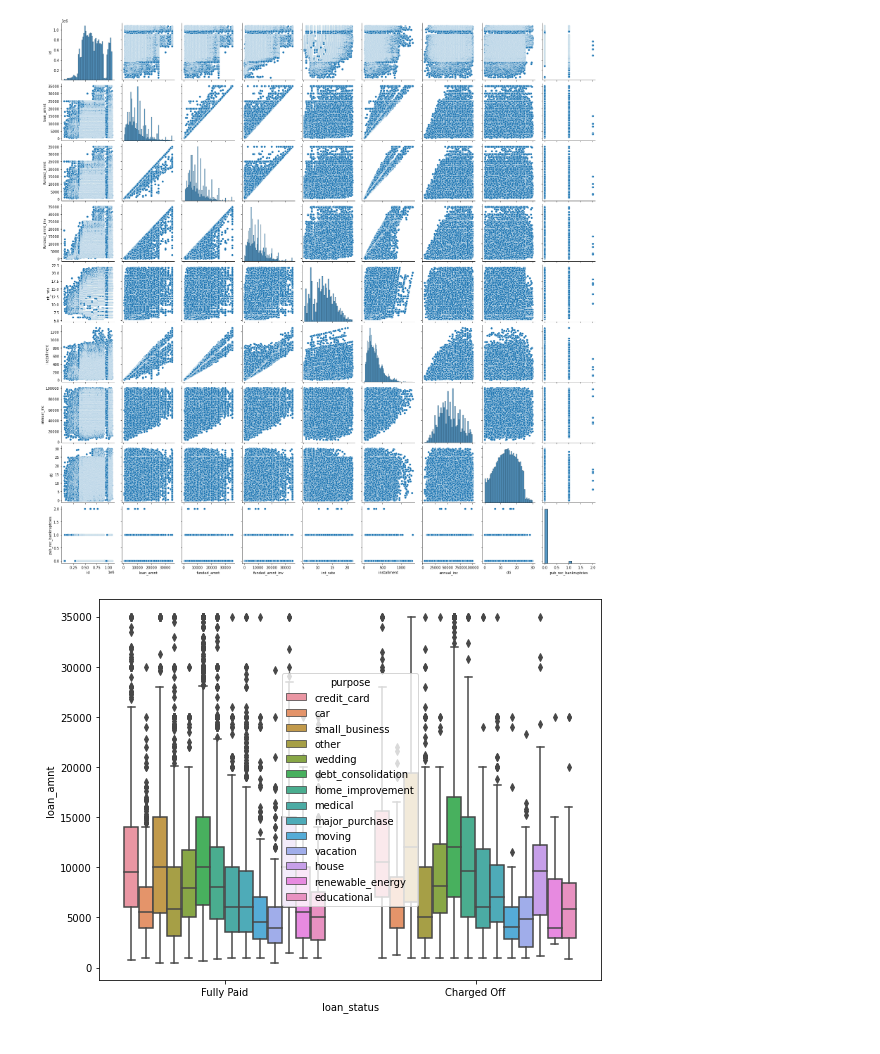
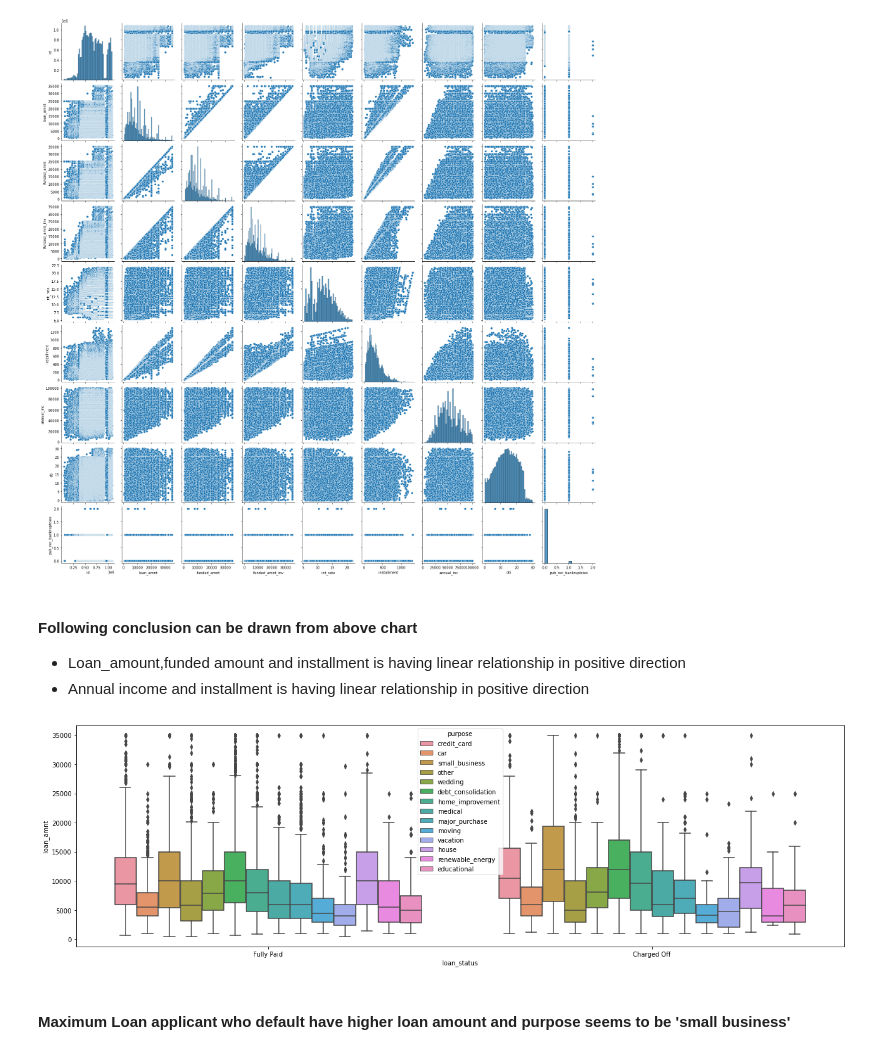
Before and after one commit to nareshmuniganti/LendingClubCaseStudy, a Jupyter notebook: LendingClub_CaseStudy.ipynb, the cells around one changed output. Saved outputs shown, nothing was run; the diff lists cells and outputs as text; code cells hidden in the pictures.

```diff
--- a/LendingClub_CaseStudy.ipynb
+++ b/LendingClub_CaseStudy.ipynb
@@ -590,11 +587,17 @@ sns.pairplot(loan_df_cleansed)
 # %% [output]
 <seaborn.axisgrid.PairGrid at 0x...>
 [figure]
+# %% [markdown]
+#### Following conclusion can be drawn from above chart
+- Loan_amount,funded amount and installment is having linear relationship in positive direction
+- Annual income and installment is having linear relationship in positive direction
 # %%
 # Plotting the graph between Loan_Status and Loan_amount along with Purpose
 
-plt.figure(figsize=[9,7])
+plt.figure(figsize=[22,6.5])
 sns.boxplot(data=loan_df_cleansed, x="loan_status", y="loan_amnt", hue='purpose')
 plt.show()
 # %% [output]
-[figure, old version]
+[figure, new version]
+# %% [markdown]
+#### Maximum Loan applicant who default have higher loan amount and purpose seems to be 'small business'
```
Also changed, not shown: parts of 36 cells of this notebook, 2 other files.
